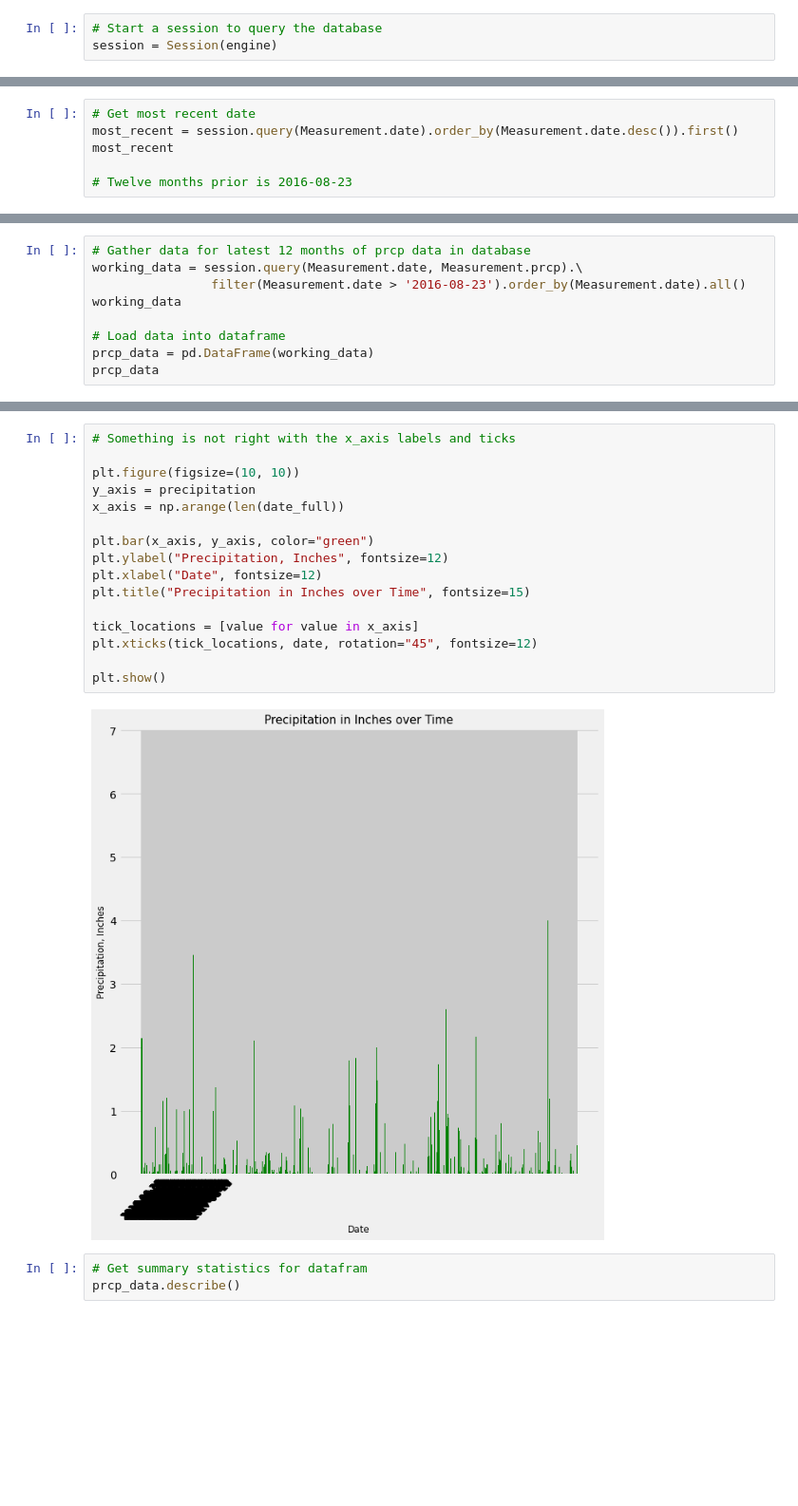
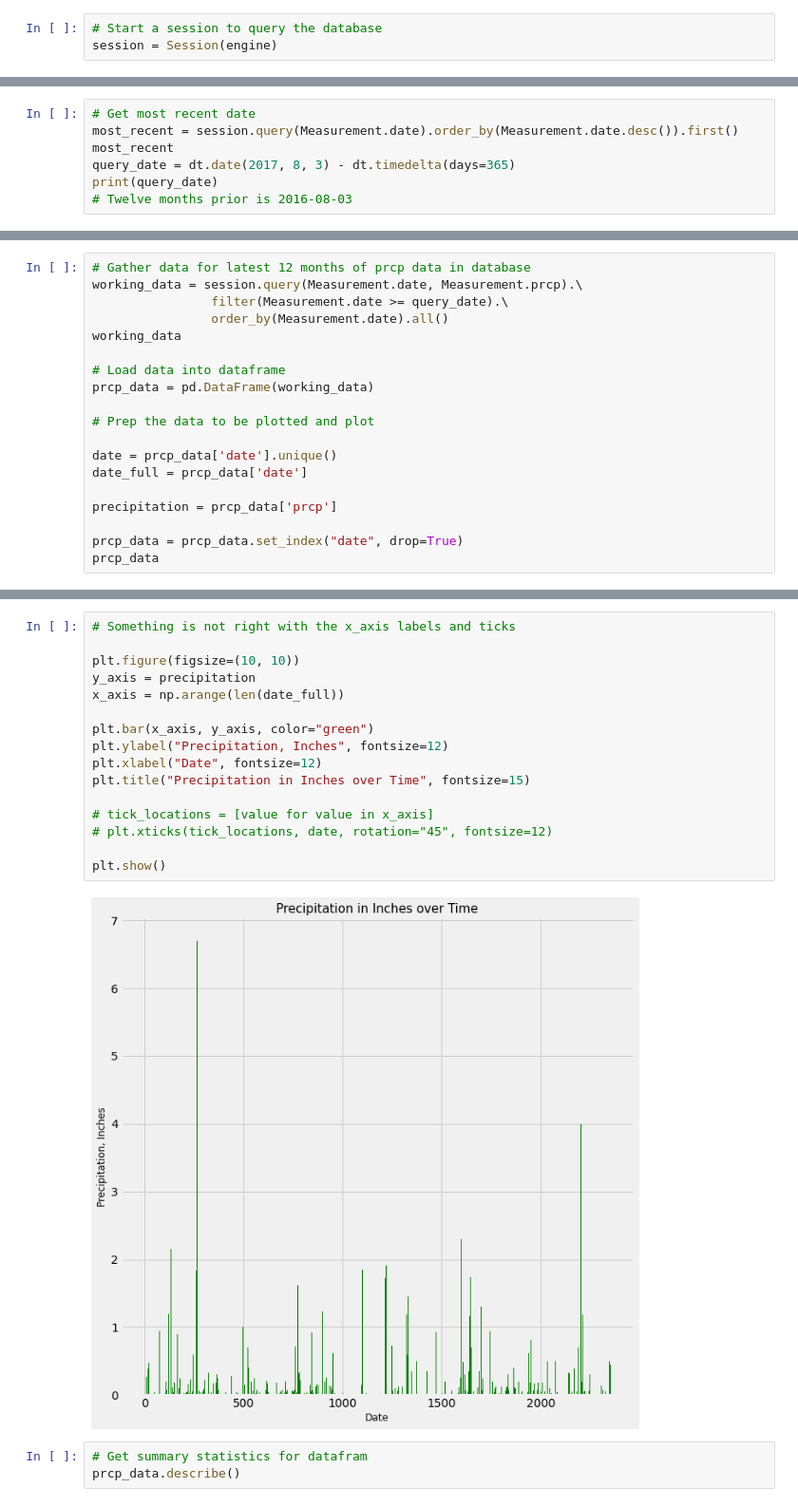
Before and after one commit to mel-c-lowe/SQLAlchemy_Challenge, a Jupyter notebook: SQL_Alchemy_Homework.ipynb, the cells around one changed output, grey strips where cells are left out. Shown at 95% size. Saved outputs shown, nothing was run; the diff lists cells and outputs as text; blank space fills up the shorter version.

```diff
--- a/SQL_Alchemy_Homework.ipynb
+++ b/SQL_Alchemy_Homework.ipynb
@@ -49,6 +49,7 @@ first_row.__dict__
 # Get most recent date
 most_recent = session.query(Measurement.date).order_by(Measurement.date.desc()).first()
 most_recent
-
-# Twelve months prior is 2016-08-23
+query_date = dt.date(2017, 8, 3) - dt.timedelta(days=365)
+print(query_date)
+# Twelve months prior is 2016-08-03
 # %% [output]
@@ -56,10 +57,20 @@ most_recent
 # %%
 # Gather data for latest 12 months of prcp data in database
 working_data = session.query(Measurement.date, Measurement.prcp).\
-                filter(Measurement.date > '2016-08-23').order_by(Measurement.date).all()
+                filter(Measurement.date >= query_date).\
+                order_by(Measurement.date).all()
 working_data
 
 # Load data into dataframe
 prcp_data = pd.DataFrame(working_data)
+
+# Prep the data to be plotted and plot
+
+date = prcp_data['date'].unique()
+date_full = prcp_data['date']
+
+precipitation = prcp_data['prcp']
+
+prcp_data = prcp_data.set_index("date", drop=True)
 prcp_data
 # %% [output]
@@ -86,21 +98,21 @@ precipitation = prcp_data['prcp']
 # %%
 # Something is not right with the x_axis labels and ticks
 
 plt.figure(figsize=(10, 10))
 y_axis = precipitation
 x_axis = np.arange(len(date_full))
 
 plt.bar(x_axis, y_axis, color="green")
 plt.ylabel("Precipitation, Inches", fontsize=12)
 plt.xlabel("Date", fontsize=12)
 plt.title("Precipitation in Inches over Time", fontsize=15)
 
-tick_locations = [value for value in x_axis]
-plt.xticks(tick_locations, date, rotation="45", fontsize=12)
+# tick_locations = [value for value in x_axis]
+# plt.xticks(tick_locations, date, rotation="45", fontsize=12)
 
 plt.show()
 # %% [output]
-[figure, old version]
+[figure, new version]
 # %%
 # Get summary statistics for datafram
 prcp_data.describe()
```
Also changed, not shown: parts of 10 cells of this notebook, 1 other file.
